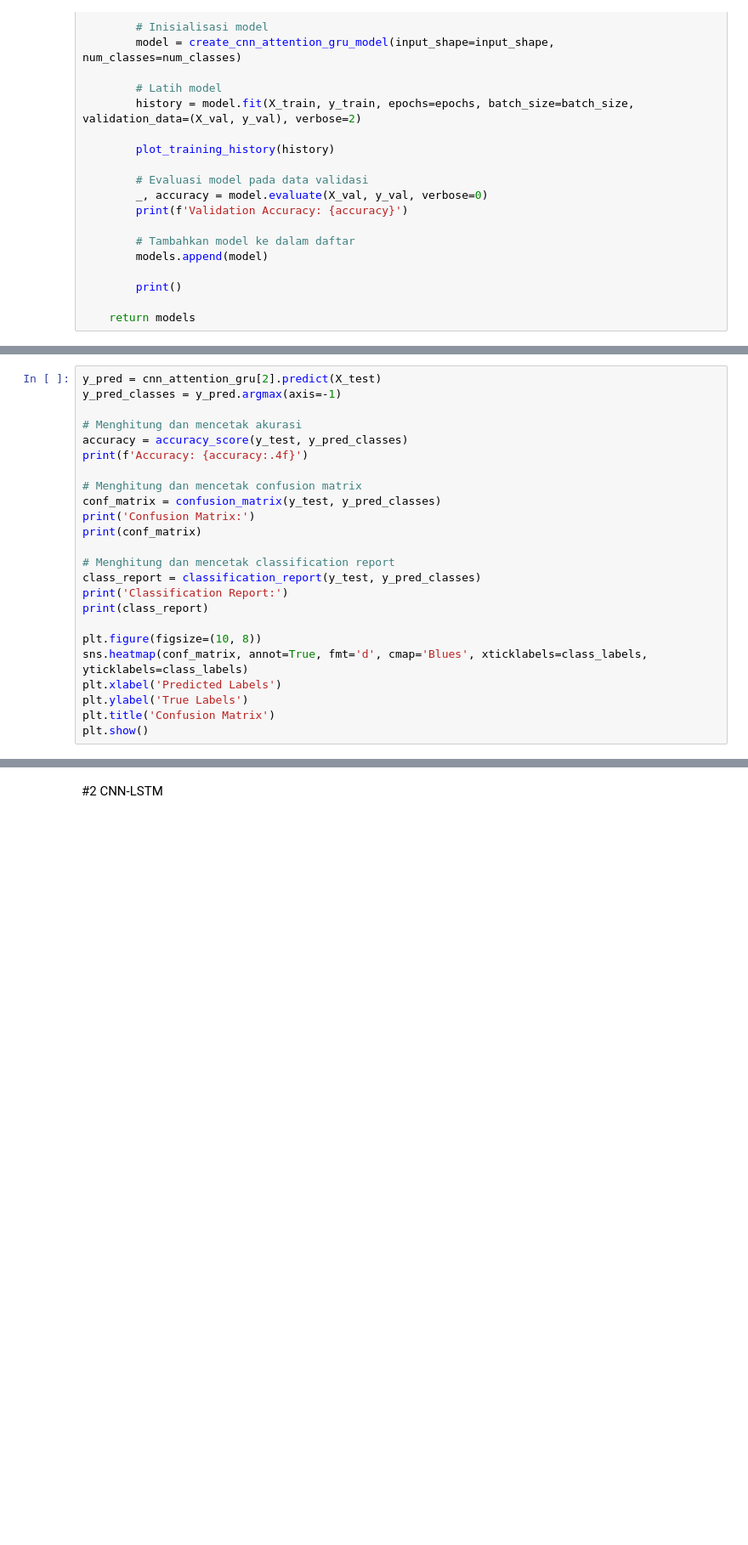
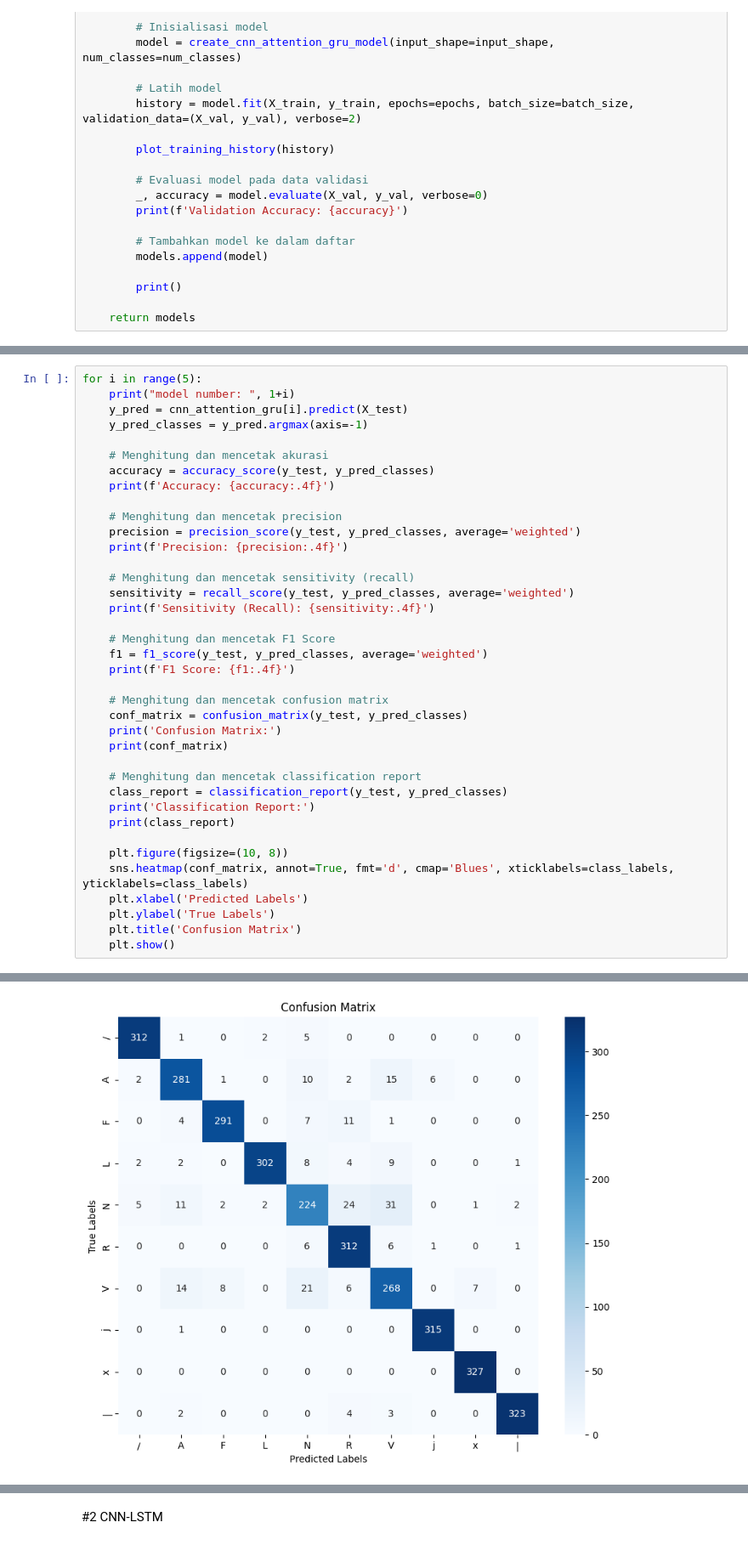
Before and after one commit to macreai/Arrhytmia-Detection-Explainable, a Jupyter notebook: python_TA/classification.ipynb, the cells around one changed output, grey strips where cells are left out. Shown at 85% size. Cells and saved outputs as stored; diff of their text form; blank space fills up the shorter version.

```diff
--- a/python_TA/classification.ipynb
+++ b/python_TA/classification.ipynb
@@ -577,25 +567,39 @@ Validation Accuracy: 0.9325273036956787
 # %%
-y_pred = cnn_attention_gru[2].predict(X_test)
-y_pred_classes = y_pred.argmax(axis=-1)
+for i in range(5):
+    print("model number: ", 1+i)
+    y_pred = cnn_attention_gru[i].predict(X_test)
+    y_pred_classes = y_pred.argmax(axis=-1)
 
-# Menghitung dan mencetak akurasi
-accuracy = accuracy_score(y_test, y_pred_classes)
-print(f'Accuracy: {accuracy:.4f}')
+    # Menghitung dan mencetak akurasi
+    accuracy = accuracy_score(y_test, y_pred_classes)
+    print(f'Accuracy: {accuracy:.4f}')
 
-# Menghitung dan mencetak confusion matrix
-conf_matrix = confusion_matrix(y_test, y_pred_classes)
-print('Confusion Matrix:')
-print(conf_matrix)
+    # Menghitung dan mencetak precision
+    precision = precision_score(y_test, y_pred_classes, average='weighted')
+    print(f'Precision: {precision:.4f}')
 
-# Menghitung dan mencetak classification report
-class_report = classification_report(y_test, y_pred_classes)
-print('Classification Report:')
-print(class_report)
+    # Menghitung dan mencetak sensitivity (recall)
+    sensitivity = recall_score(y_test, y_pred_classes, average='weighted')
+    print(f'Sensitivity (Recall): {sensitivity:.4f}')
 
-plt.figure(figsize=(10, 8))
-sns.heatmap(conf_matrix, annot=True, fmt='d', cmap='Blues', xticklabels=class_labels, yticklabels=class_labels)
-plt.xlabel('Predicted Labels')
-plt.ylabel('True Labels')
-plt.title('Confusion Matrix')
-plt.show()
+    # Menghitung dan mencetak F1 Score
+    f1 = f1_score(y_test, y_pred_classes, average='weighted')
+    print(f'F1 Score: {f1:.4f}')
+
+    # Menghitung dan mencetak confusion matrix
+    conf_matrix = confusion_matrix(y_test, y_pred_classes)
+    print('Confusion Matrix:')
+    print(conf_matrix)
+
+    # Menghitung dan mencetak classification report
+    class_report = classification_report(y_test, y_pred_classes)
+    print('Classification Report:')
+    print(class_report)
+
+    plt.figure(figsize=(10, 8))
+    sns.heatmap(conf_matrix, annot=True, fmt='d', cmap='Blues', xticklabels=class_labels, yticklabels=class_labels)
+    plt.xlabel('Predicted Labels')
+    plt.ylabel('True Labels')
+    plt.title('Confusion Matrix')
+    plt.show()
 # %% [output]
@@ -619,0 +641 @@ weighted avg       0.94      0.94      0.94      3206
+[figure, added]
```
Also changed, not shown: parts of 10 cells of this notebook, 3 other files.
